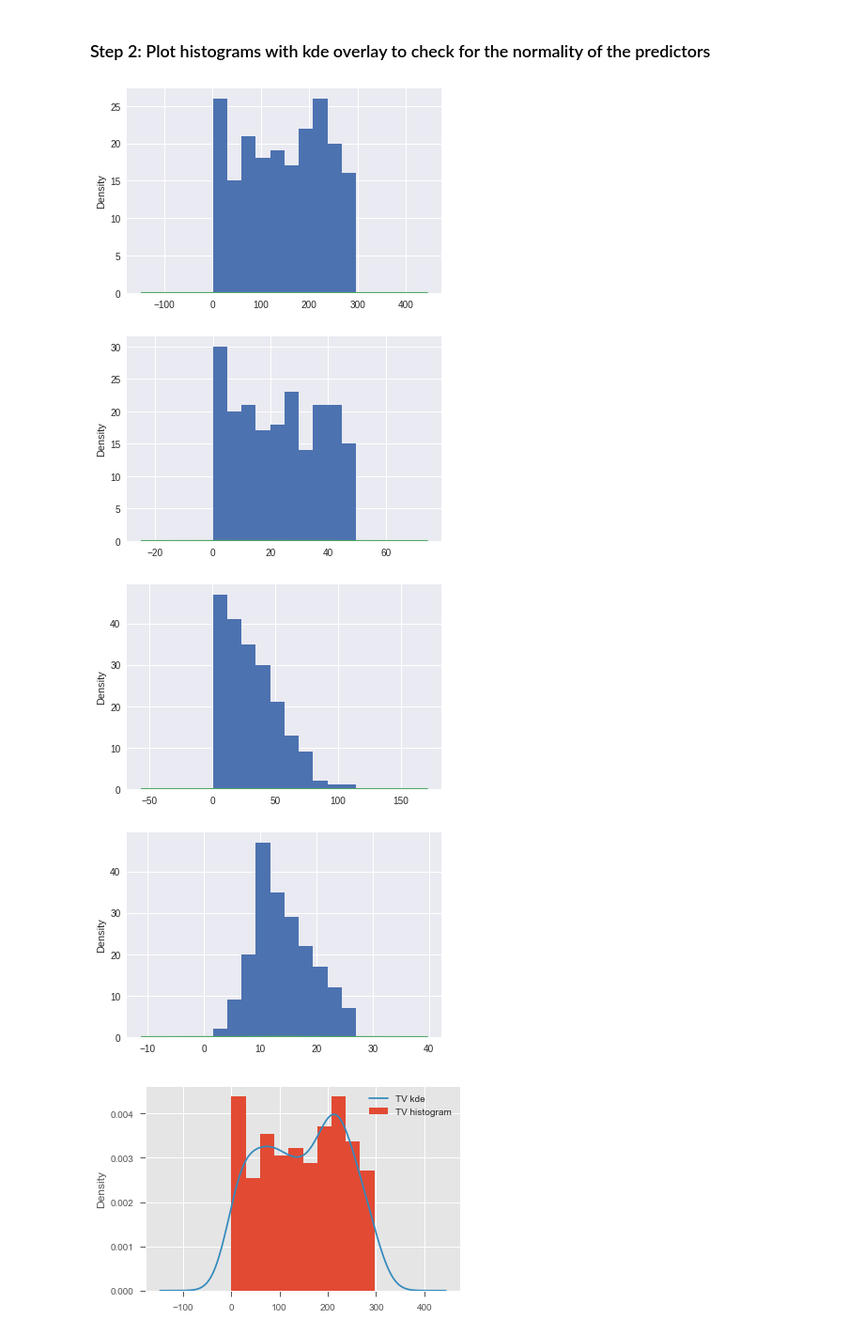
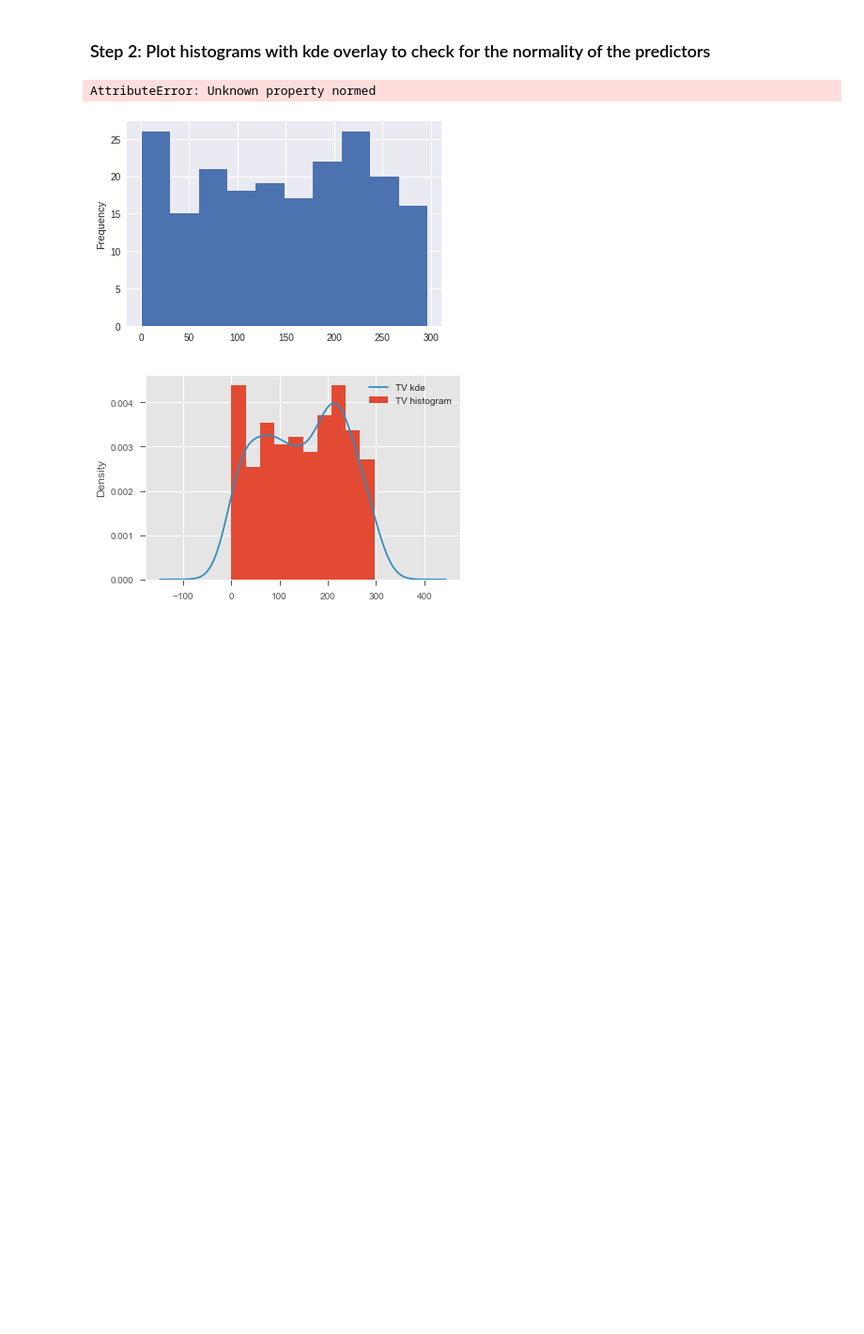
Before and after one commit to colemiller94/dsc-01-10-13-regression-statsmodels-lab-nyc-ds-career-012819, a Jupyter notebook: index.ipynb, the cells around one changed output. Shown: that part at 94% size. Drawn from its saved outputs; the diff is of its cells as text; code cells hidden in the pictures; blank space fills up the shorter version.

```diff
--- a/index.ipynb
+++ b/index.ipynb
@@ -59,13 +59,11 @@ df.describe()
 # %%
 for column in df:
     df[column].plot.hist()
-    df[column].plot.kde(n)
+    df[column].plot.kde(normed=True)
     plt.show()
 # %% [output]
+AttributeError: Unknown property normed
-[figure, old version]
+[figure, new version]
-[figure, removed]
-[figure, removed]
-[figure, removed]
 # %%
 # For all the variables, check if they hold normality assumption
 ax = plot.
```
